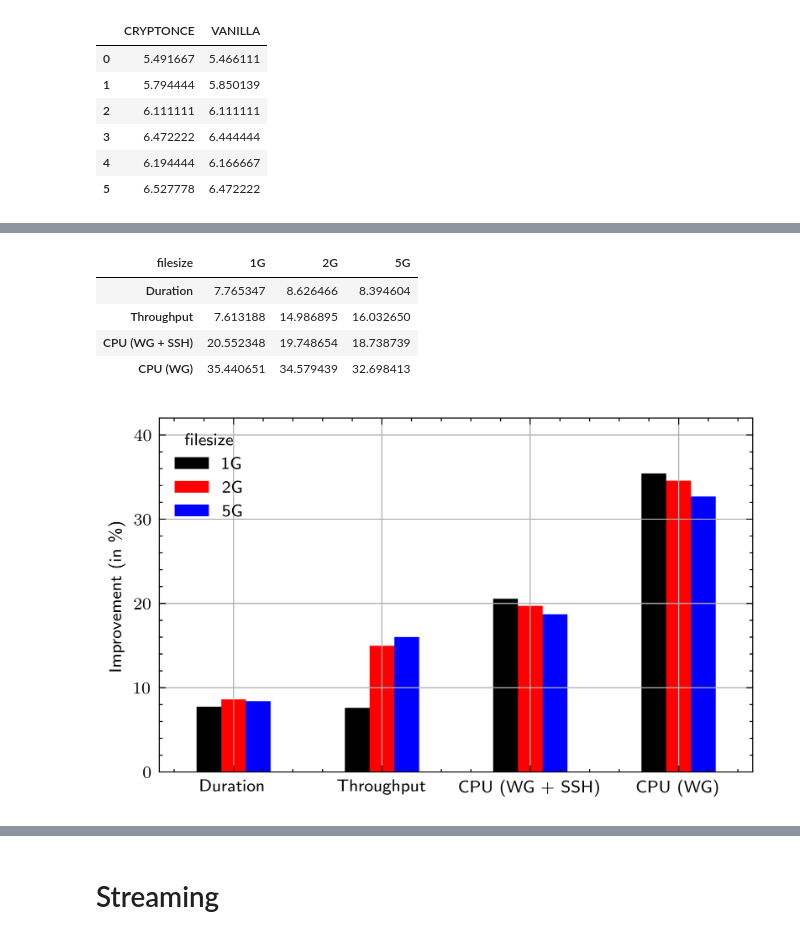
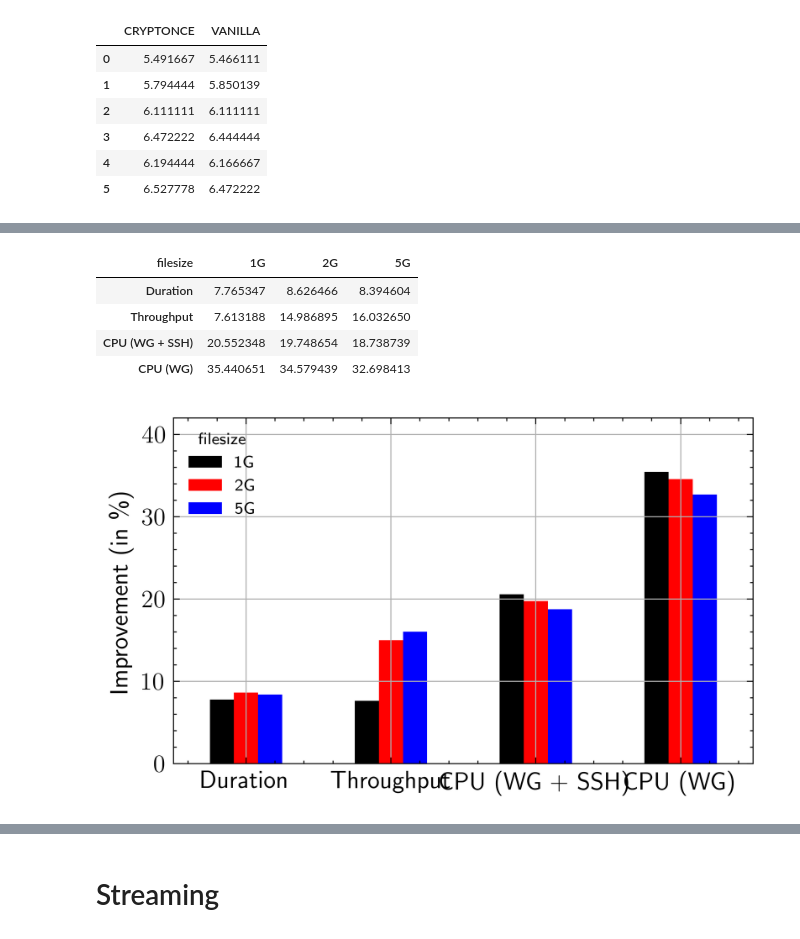
Before and after one commit to cesar237/wireguard-results-analysis, a Jupyter notebook: notebooks/Client Bench Analysis.ipynb, the cells around one changed output, grey strips where cells are left out. Saved outputs shown, nothing was run; the diff lists cells and outputs as text; code cells hidden in the pictures.

```diff
--- a/notebooks/Client Bench Analysis.ipynb
+++ b/notebooks/Client Bench Analysis.ipynb
@@ -205,12 +205,9 @@ def import_streaming(res_dir):
     df['bitrate'] = df.bitrate.str.replace('kbits/s', '').astype('float')
     return df
 # %%
-variants = variants
-res_dirs = res_dirs
-
 def get_metric(
         metric, importer, index, negative=False, normalize=False,
-        variants=variants, res_dirs=res_dirs,
+        variants=None, res_dirs=None,
     ):
     dfs = {}
 
@@ -275,3 +280,13 @@ df[['CRYPTONCE', 'VANILLA']] / 18
 | 3 | 6.472222 | 6.444444 |
 | 4 | 6.194444 | 6.166667 |
 | 5 | 6.527778 | 6.472222 |
+# %%
+SMALL_SIZE = 8
+MEDIUM_SIZE = 10
+BIGGER_SIZE = 12
+
+plt.rc('font', size=BIGGER_SIZE)          # controls default text sizes
+plt.rc('axes', titlesize=BIGGER_SIZE)     # fontsize of the axes title
+plt.rc('axes', labelsize=BIGGER_SIZE)    # fontsize of the x and y labels
+plt.rc('xtick', labelsize=BIGGER_SIZE)    # fontsize of the tick labels
+plt.rc('ytick', labelsize=BIGGER_SIZE)
@@ -280,7 +413,8 @@ importer = import_scp
 index = ['filesize', 'direction']
 metric = 'duration'
 
-df = get_metric(importer=importer, index=index, metric=metric, negative=True)
+df = get_metric(importer=importer, index=index, metric=metric, negative=True,
+               variants=variants, res_dirs=res_dirs)
 df = df[df.direction == 'upload']
 result = df.set_index('filesize')
 
@@ -291,7 +425,8 @@ importer = import_sar_net_scp
 index = ['filesize', 'direction']
 metric = 'throughput'
 
-df = get_metric(importer=importer, index=index, metric=metric, negative=False)
+df = get_metric(importer=importer, index=index, metric=metric, negative=False,
+               variants=variants, res_dirs=res_dirs)
 df = df[df.direction == 'up']
 impr = df.set_index('filesize')
 
@@ -302,37 +437,39 @@ importer = import_pidstat_scp
 index = ['filesize', 'direction']
 metric = 'used'
 
-df = get_metric(importer=importer, index=index, metric=metric, negative=True)
+df = get_metric(importer=importer, index=index, metric=metric, negative=True,
+               variants=variants, res_dirs=res_dirs)
 df = df[df.direction == 'up']
 impr = df.set_index('filesize')
 
 result['CPU (WG + SSH)'] = impr['improvement']
 
 importer = import_pidstat_scp_wg
 index = ['filesize', 'direction']
 metric = 'used'
 
-df = get_metric(importer=importer, index=index, metric=metric, negative=True)
+df = get_metric(importer=importer, index=index, metric=metric, negative=True,
+               variants=variants, res_dirs=res_dirs)
 df = df[df.direction == 'up']
 impr = df.set_index('filesize')
 
 result['CPU (WG)'] = impr['improvement']
 
 result = result.drop(['direction', 'CRYPTONCE', 'VANILLA', 'difference', 'improvement'], axis=1)
 
 # result.T.loc['Throughput', '1G'] += 10
 with plt.style.context(['science', 'ieee']):
     result.T.plot.bar(
         xlabel="", ylabel="Improvement (in \%)",
         grid=True, figsize=(5, 3), ylim=[0, 42]
     )
     plt.xticks(rotation=0)
     plt.savefig("../graphs/scp.pdf", dpi=400)
 result.T
 # %% [output]
 | filesize | 1G | 2G | 5G |
 | Duration | 7.765347 | 8.626466 | 8.394604 |
 | Throughput | 7.613188 | 14.986895 | 16.032650 |
 | CPU (WG + SSH) | 20.552348 | 19.748654 | 18.738739 |
 | CPU (WG) | 35.440651 | 34.579439 | 32.698413 |
-[figure, old version]
+[figure, new version]
```
Also changed, not shown: parts of 15 cells of this notebook, 13 other files.
